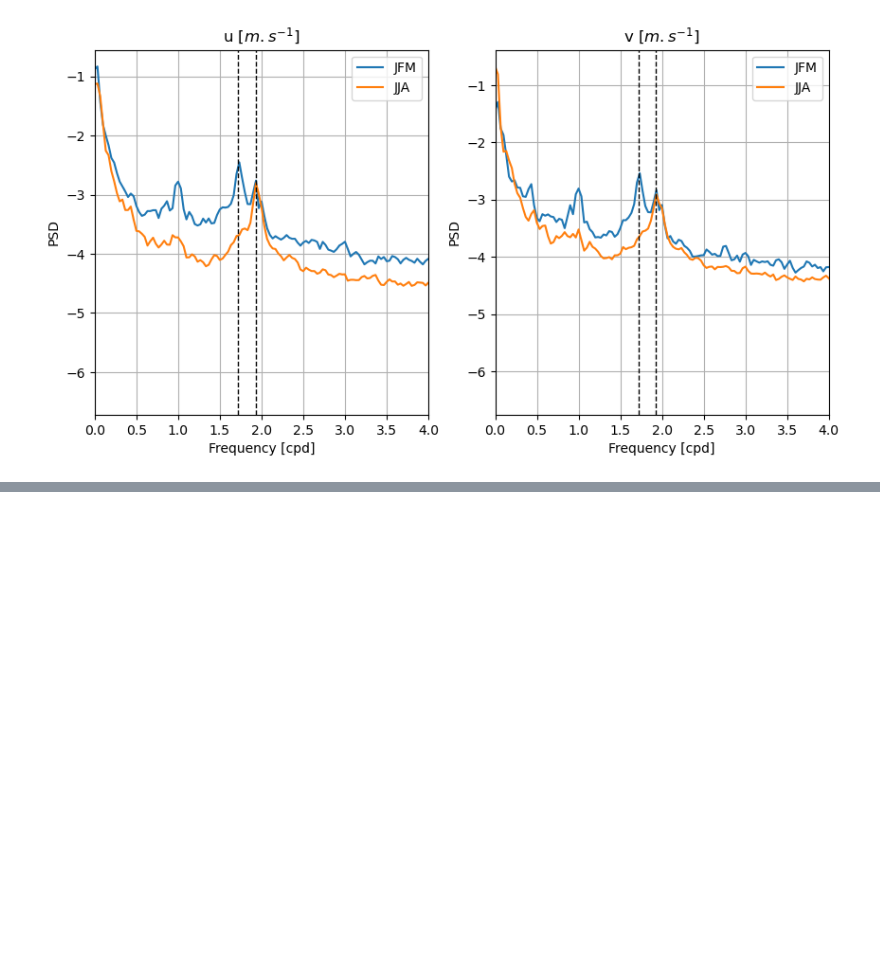
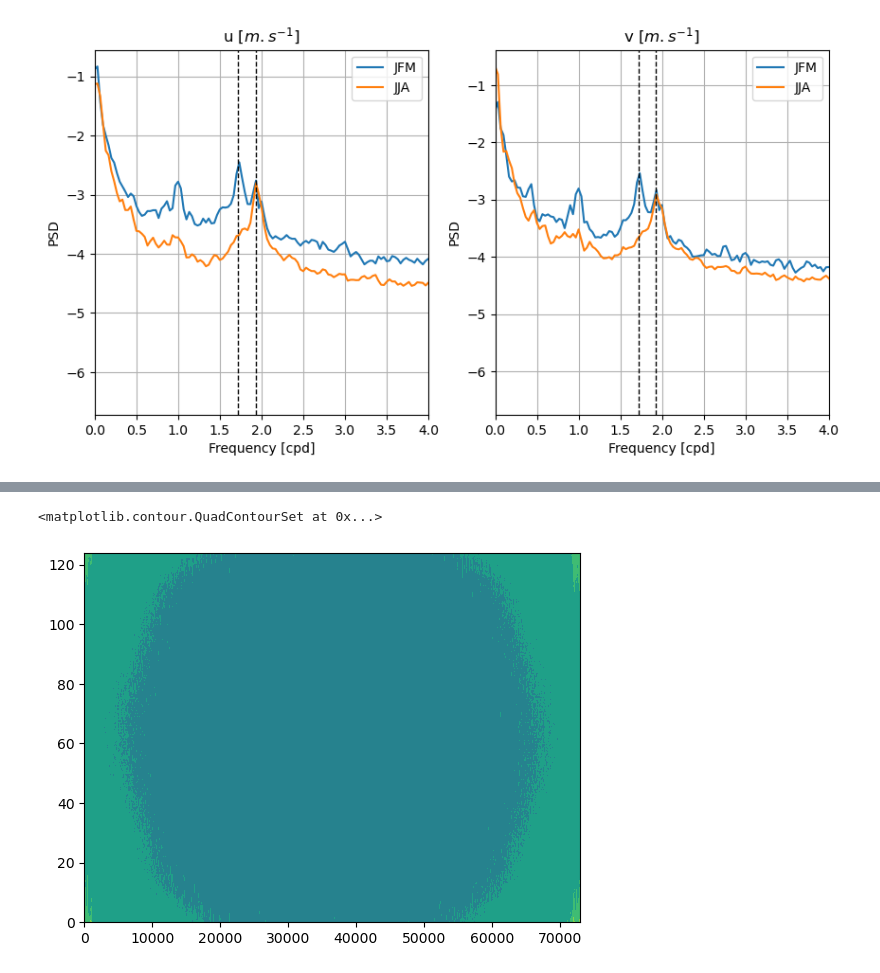
Before and after one commit to zcasparco/NIW, a Jupyter notebook: Data_overview/Rotary_spectra.ipynb, the cells around one changed output, grey strips where cells are left out. Saved outputs shown, nothing was run; the diff lists cells and outputs as text; code cells hidden in the pictures; blank space fills up the shorter version.

```diff
--- a/Data_overview/Rotary_spectra.ipynb
+++ b/Data_overview/Rotary_spectra.ipynb
@@ -227,0 +268,8 @@ for a in ax:
+# %%
+
+_ = fftpack.fft2(ds_filt.UV.values)
+# %%
+plt.contourf(np.log(_))
+# %% [output]
+<matplotlib.contour.QuadContourSet at 0x...>
+[figure, added]
```
Also changed, not shown: parts of 8 cells of this notebook, 9 other files.
